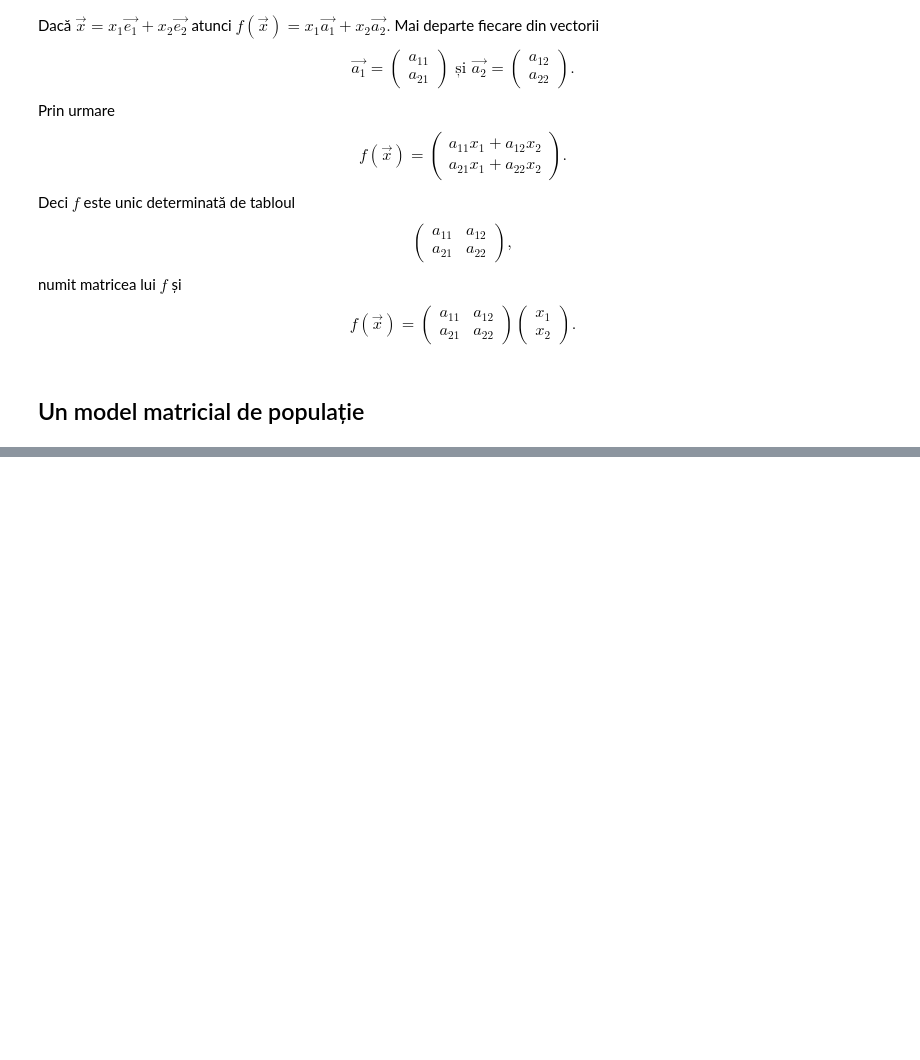
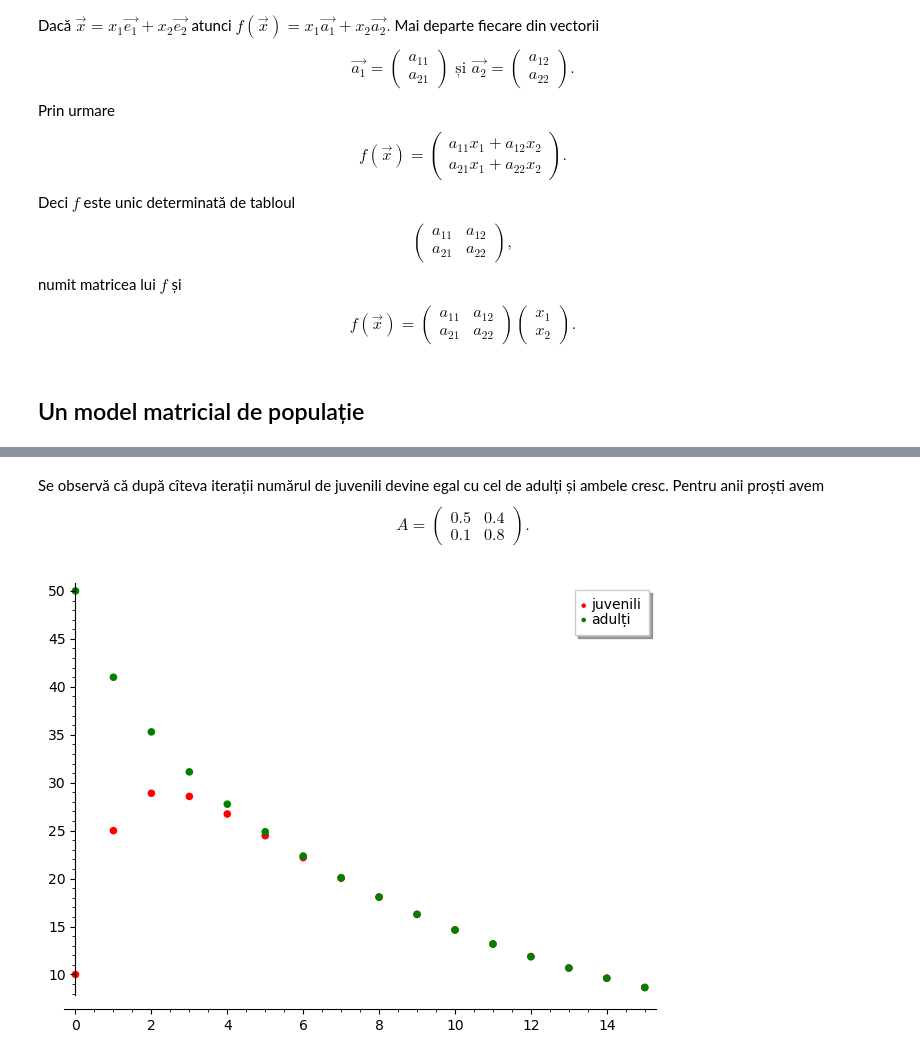
Before and after one commit to adhalanay/curs-ecologie, a Jupyter notebook: Cursul7.ipynb, the cells around one changed output, grey strips where cells are left out. Saved outputs shown, nothing was run; the diff lists cells and outputs as text; code cells hidden in the pictures; blank space fills up the shorter version.

```diff
--- a/Cursul7.ipynb
+++ b/Cursul7.ipynb
@@ -100,0 +183,19 @@ $$
+# %% [markdown]
+Se observă că după cîteva iterații numărul de juvenili devine egal cu cel de adulți și ambele cresc. Pentru anii proști avem
+$$
+A=\left(\begin{array}{cc} 0.5 & 0.4  \\ 0.1 & 0.8 \end{array}\right).
+$$
+# %%
+x=vector([10,50])
+A=Matrix([[0.5,0.4],[0.1,0.8]])
+v_j=[]
+v_a=[]
+for n in range(16):
+    v_j.append(x[0])
+    v_a.append(x[1])
+    x=A*x
+p1=list_plot(v_j,size=30,color='red',legend_label='juvenili')
+p2=list_plot(v_a,size=30,color='green',legend_label='adulți')
+(p1+p2).show()
+# %% [output]
+[figure, added]
```
Also changed, not shown: parts of 9 cells of this notebook.
